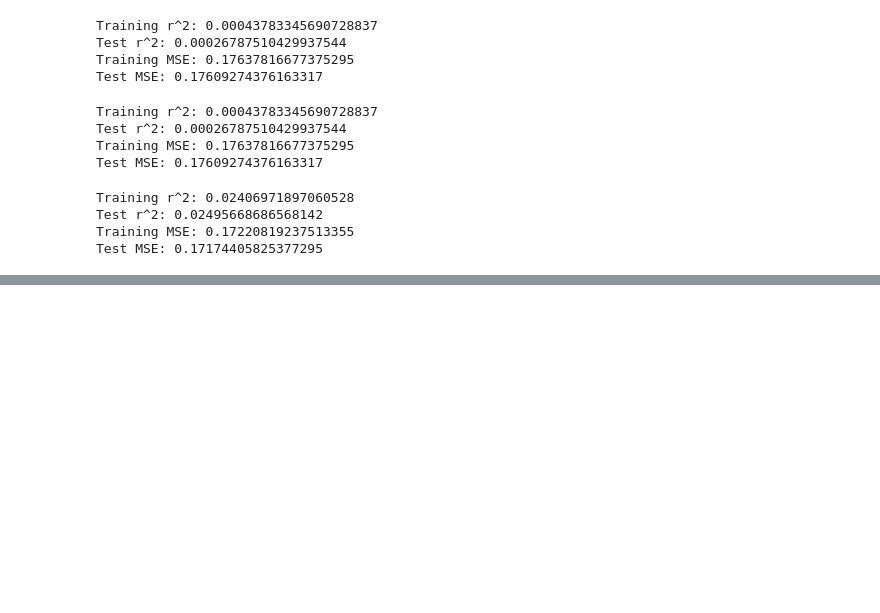
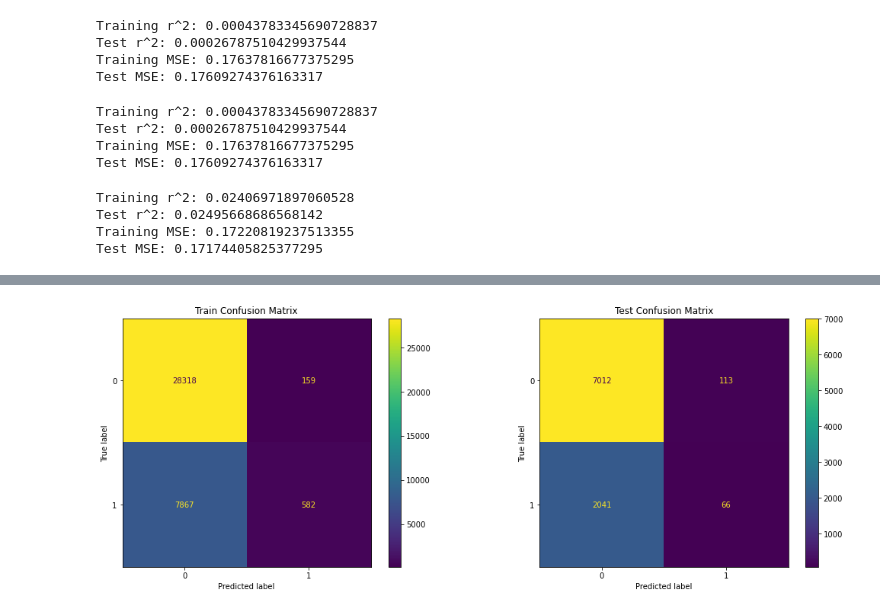
Before and after one commit to letruong711/Terry_Stop_Frisk, a Jupyter notebook: One Hot Encoding Reuploaded.ipynb, the cells around one changed output, grey strips where cells are left out. Saved outputs shown, nothing was run; the diff lists cells and outputs as text; code cells hidden in the pictures; blank space fills up the shorter version.

Commit message:
Added matrix and CR

```diff
--- a/One Hot Encoding Reuploaded.ipynb
+++ b/One Hot Encoding Reuploaded.ipynb
@@ -264,0 +277,21 @@ models(X_train_all, y_train)
+# %%
+#start decision tree confusion matrix
+
+#instantiation
+tree_matrix = DecisionTreeClassifier()
+#fitting
+tree_matrix.fit(X_train_all, y_train)
+#predictions
+y_hat_train = tree_matrix.predict(X_train_all)
+y_hat_test = tree_matrix.predict(X_test_all)
+# %%
+#plot decision tree confusion matrix
+fig, (ax0, ax1) = plt.subplots(1, 2, figsize=(18, 6))
+
+plot_confusion_matrix(tree_matrix, X_train_all, y_train, ax=ax0)
+plot_confusion_matrix(tree_matrix, X_test_all, y_test, ax=ax1)
+
+ax0.title.set_text('Train Confusion Matrix')
+ax1.title.set_text('Test Confusion Matrix')
+# %% [output]
+[figure, added]
```
Also changed, not shown: parts of 11 cells of this notebook.
